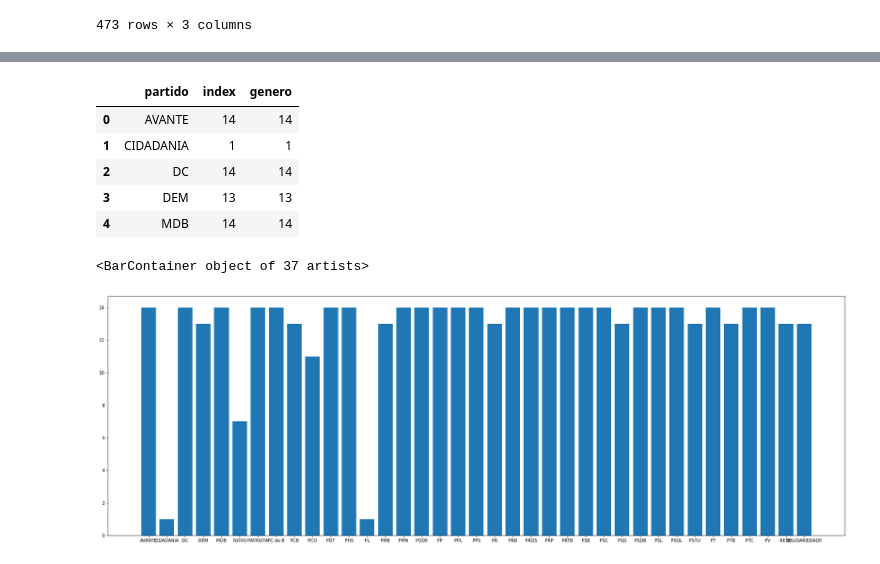
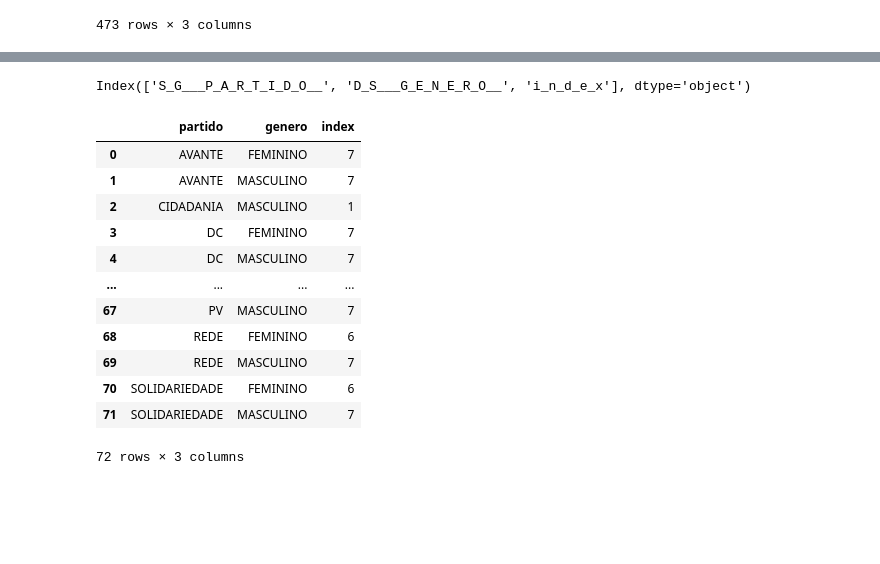
Before and after one commit to flaakira/Project--exercises, a Jupyter notebook: python/Brazil_elections_2018.ipynb, the cells around one changed output, grey strips where cells are left out. Cells and saved outputs as stored; diff of their text form; code cells hidden in the pictures; blank space fills up the shorter version.

```diff
--- a/python/Brazil_elections_2018.ipynb
+++ b/python/Brazil_elections_2018.ipynb
@@ -689,16 +678,4 @@ partidos=partidos.rename(columns= {'D_S___G_E_N_E_R_O__':'genero',
-# %%
-partidos.head()
-# %% [output]
-|  | partido | index | genero |
-| 0 | AVANTE | 14 | 14 |
-| 1 | CIDADANIA | 1 | 1 |
-| 2 | DC | 14 | 14 |
-| 3 | DEM | 13 | 13 |
-| 4 | MDB | 14 | 14 |
-# %%
-plt.figure(figsize=(30,10))
-
-plt.bar(partidos['partido'], partidos['index'])
-# %% [output]
-<BarContainer object of 37 artists>
-[figure, removed]
+# %%
+partidos.columns
+# %% [output]
+Index(['S_G___P_A_R_T_I_D_O__', 'D_S___G_E_N_E_R_O__', 'i_n_d_e_x'], dtype='object')
@@ -704,0 +686,16 @@ plt.bar(partidos['partido'], partidos['index'])
+# %%
+partidos
+# %% [output]
+|  | partido | genero | index |
+| 0 | AVANTE | FEMININO | 7 |
+| 1 | AVANTE | MASCULINO | 7 |
+| 2 | CIDADANIA | MASCULINO | 1 |
+| 3 | DC | FEMININO | 7 |
+| 4 | DC | MASCULINO | 7 |
+| ... | ... | ... | ... |
+| 67 | PV | MASCULINO | 7 |
+| 68 | REDE | FEMININO | 6 |
+| 69 | REDE | MASCULINO | 7 |
+| 70 | SOLIDARIEDADE | FEMININO | 6 |
+| 71 | SOLIDARIEDADE | MASCULINO | 7 |
+72 rows × 3 columns
```
Also changed, not shown: parts of 8 cells of this notebook.
